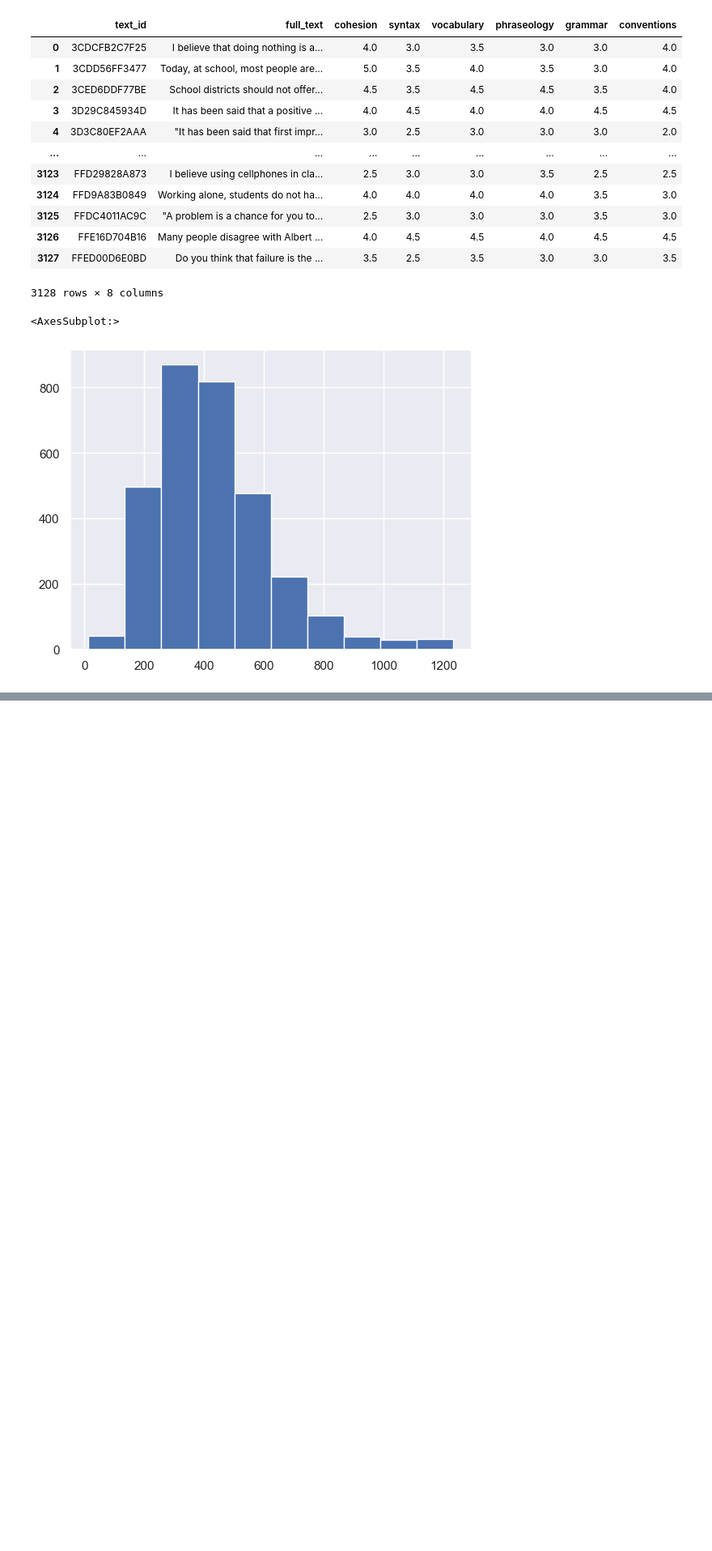
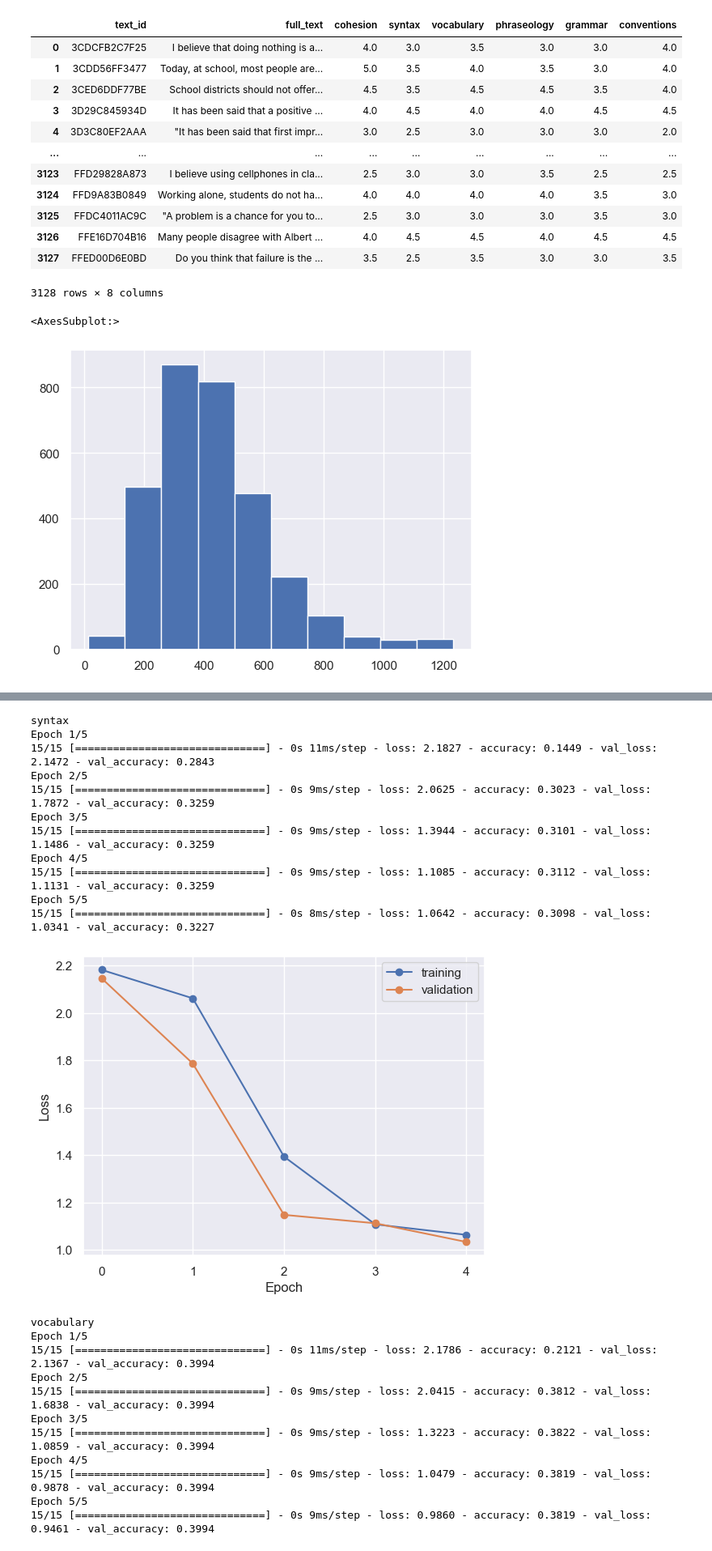
Before and after one commit to stephhe/kaggle_english_language_grading, a Jupyter notebook: logistic_embedding_model.ipynb, the cells around one changed output, grey strips where cells are left out. Shown: that part at 81% size. Cells and saved outputs as stored; diff of their text form; code cells hidden in the pictures; blank space fills up the shorter version.

```diff
--- a/logistic_embedding_model.ipynb
+++ b/logistic_embedding_model.ipynb
@@ -175,0 +241,43 @@ Epoch 5/5
+# %%
+x_train = np.array([x for x in train["text_index"]])
+
+for outcome in ["syntax", "vocabulary", "cohesion", "phraseology", "grammar", "conventions"]:
+    print(outcome)
+    y = np.asarray(train[outcome]).astype(np.float32)
+
+    model = build_embeddings_model(embedding_dim=2)
+    history = model.fit(
+      x = x_train,  # our sparse padded training data
+      y = y,          # corresponding binary labels
+      epochs=5,             # number of passes through the training data
+      batch_size=200,        # mini-batch size
+      validation_split=0.1, # use a fraction of the examples for validation
+      verbose=1             # display some progress output during training
+            )
+
+    history = pd.DataFrame(history.history)
+    plot_history(history)
+# %% [output]
+syntax
+Epoch 1/5
+15/15 [==============================] - 0s 11ms/step - loss: 2.1827 - accuracy: 0.1449 - val_loss: 2.1472 - val_accuracy: 0.2843
+Epoch 2/5
+15/15 [==============================] - 0s 9ms/step - loss: 2.0625 - accuracy: 0.3023 - val_loss: 1.7872 - val_accuracy: 0.3259
+Epoch 3/5
+15/15 [==============================] - 0s 9ms/step - loss: 1.3944 - accuracy: 0.3101 - val_loss: 1.1486 - val_accuracy: 0.3259
+Epoch 4/5
+15/15 [==============================] - 0s 9ms/step - loss: 1.1085 - accuracy: 0.3112 - val_loss: 1.1131 - val_accuracy: 0.3259
+Epoch 5/5
+15/15 [==============================] - 0s 8ms/step - loss: 1.0642 - accuracy: 0.3098 - val_loss: 1.0341 - val_accuracy: 0.3227
+[figure, added]
+vocabulary
+Epoch 1/5
+15/15 [==============================] - 0s 11ms/step - loss: 2.1786 - accuracy: 0.2121 - val_loss: 2.1367 - val_accuracy: 0.3994
+Epoch 2/5
+15/15 [==============================] - 0s 9ms/step - loss: 2.0415 - accuracy: 0.3812 - val_loss: 1.6838 - val_accuracy: 0.3994
+Epoch 3/5
+15/15 [==============================] - 0s 9ms/step - loss: 1.3223 - accuracy: 0.3822 - val_loss: 1.0859 - val_accuracy: 0.3994
+Epoch 4/5
+15/15 [==============================] - 0s 9ms/step - loss: 1.0479 - accuracy: 0.3819 - val_loss: 0.9878 - val_accuracy: 0.3994
+Epoch 5/5
+15/15 [==============================] - 0s 9ms/step - loss: 0.9860 - accuracy: 0.3819 - val_loss: 0.9461 - val_accuracy: 0.3994
```
Also changed, not shown: parts of 5 cells of this notebook.
